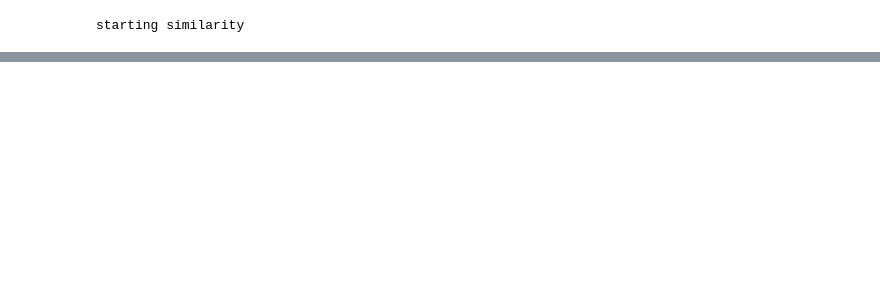
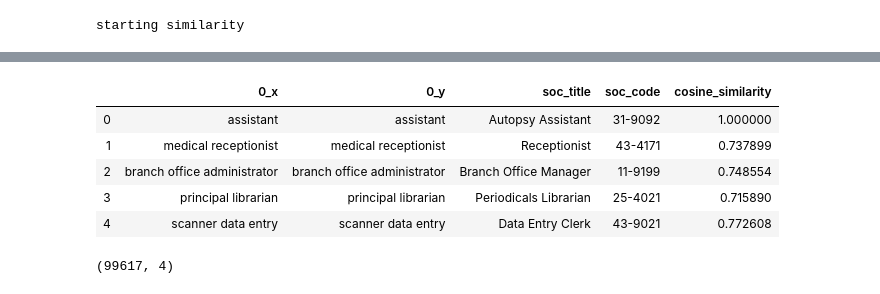
Before and after one commit to anilca-lab/FIS-capstone-project, a Jupyter notebook: Master_notebook.ipynb, the cells around one changed output, grey strips where cells are left out. Saved outputs shown, nothing was run; the diff lists cells and outputs as text; code cells hidden in the pictures; blank space fills up the shorter version.

```diff
--- a/Master_notebook.ipynb
+++ b/Master_notebook.ipynb
@@ -728,0 +799,20 @@ print(len(stopped_tokenized_vacancy_titles_list))
+# %%
+max_similarity_list.extend(s1)
+max_similarity_list.extend(s2)
+max_similarity_list.extend(s3)
+max_similarity_list.extend(s4)
+max_similarity_list.extend(s5)
+max_similarity_list.extend(s6)
+max_similarity_list.extend(s7)
+max_similarity_list.extend(s8)
+max_similarity_list.extend(s9)
+# %%
+test = np.concatenate((max_similarity_list, s1))
+test = np.concatenate((test, s2))
+test = np.concatenate((test, s3))
+test = np.concatenate((test, s4))
+test = np.concatenate((test, s5))
+test = np.concatenate((test, s6))
+test = np.concatenate((test, s7))
+test = np.concatenate((test, s8))
+test = np.concatenate((test, s9))
@@ -728,0 +823,10 @@ print(len(stopped_tokenized_vacancy_titles_list))
+# %%
+test_i = np.concatenate((max_similarity_index_list, si1))
+test_i = np.concatenate((test_i, si2))
+test_i = np.concatenate((test_i, si3))
+test_i = np.concatenate((test_i, si4))
+test_i = np.concatenate((test_i, si5))
+test_i = np.concatenate((test_i, si6))
+test_i = np.concatenate((test_i, si7))
+test_i = np.concatenate((test_i, si8))
+test_i = np.concatenate((test_i, si9))
@@ -768,0 +897,3 @@ starting similarity
+# %%
+vacancy_titles_df = assign_code(vacancy_titles_df, soc_titles_df, test_i, test)
+classified_vacancies_df = vacancy_titles_almost_orig_df.merge(vacancy_titles_df, how = 'outer', left_index = True, right_index = True)
@@ -769 +916,10 @@ starting similarity
+# %%
+classified_vacancies_df.head()
+# %% [output]
+|  | 0_x | 0_y | soc_title | soc_code | cosine_similarity |
+| 0 | assistant | assistant | Autopsy Assistant | 31-9092 | 1.000000 |
+| 1 | medical receptionist | medical receptionist | Receptionist | 43-4171 | 0.737899 |
+| 2 | branch office administrator | branch office administrator | Branch Office Manager | 11-9199 | 0.748554 |
+| 3 | principal librarian | principal librarian | Periodicals Librarian | 25-4021 | 0.715890 |
+| 4 | scanner data entry | scanner data entry | Data Entry Clerk | 43-9021 | 0.772608 |
 # %%
@@ -777,2 +933,6 @@ classified_vacancies_df = classified_vacancies_df[['msa', 'title', 'soc_title',
+# %%
+classified_vacancies_df.shape
+# %% [output]
+(99617, 4)
 # %%
 classified_vacancies_df.to_csv('classified_vacancies.csv')
```
Also changed, not shown: parts of 40 cells of this notebook, 3 other files.
